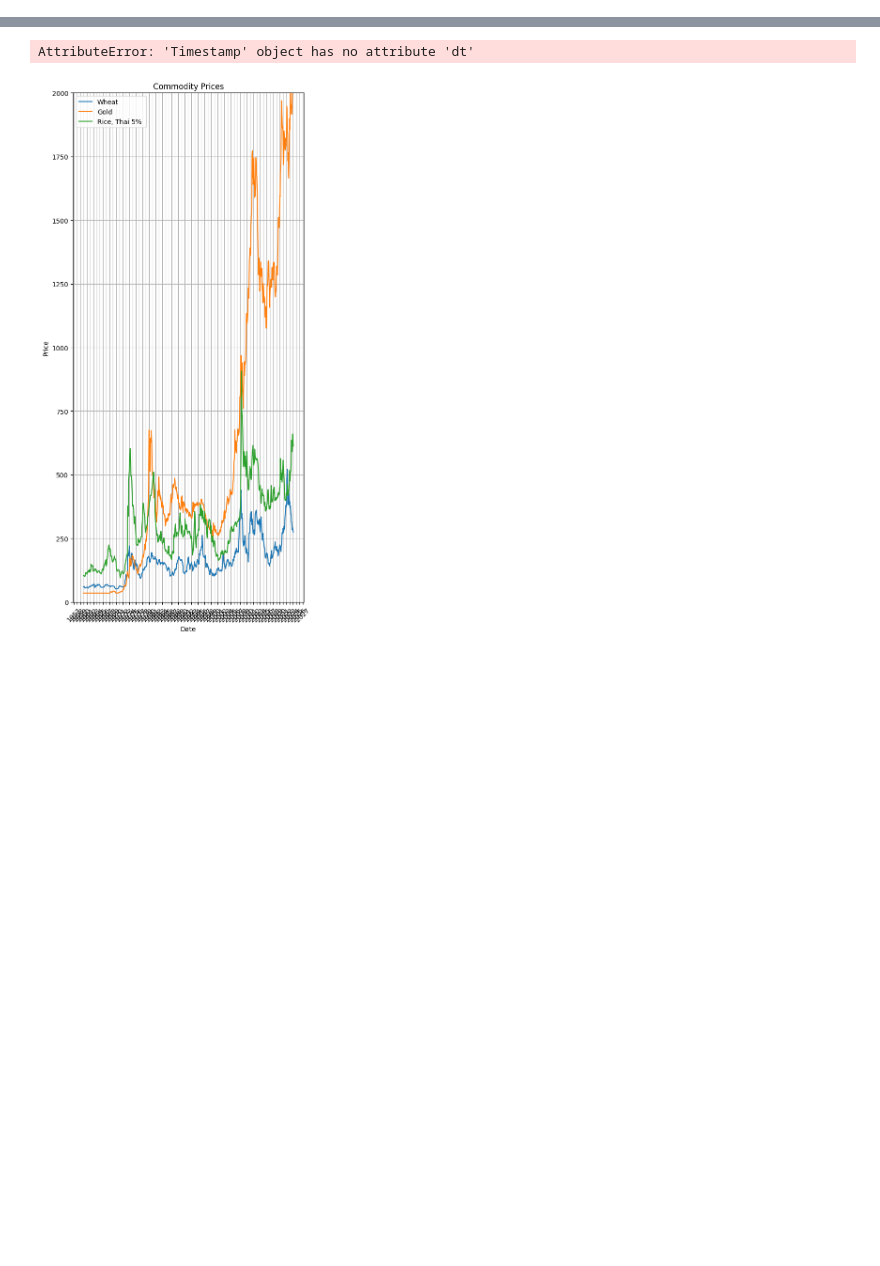
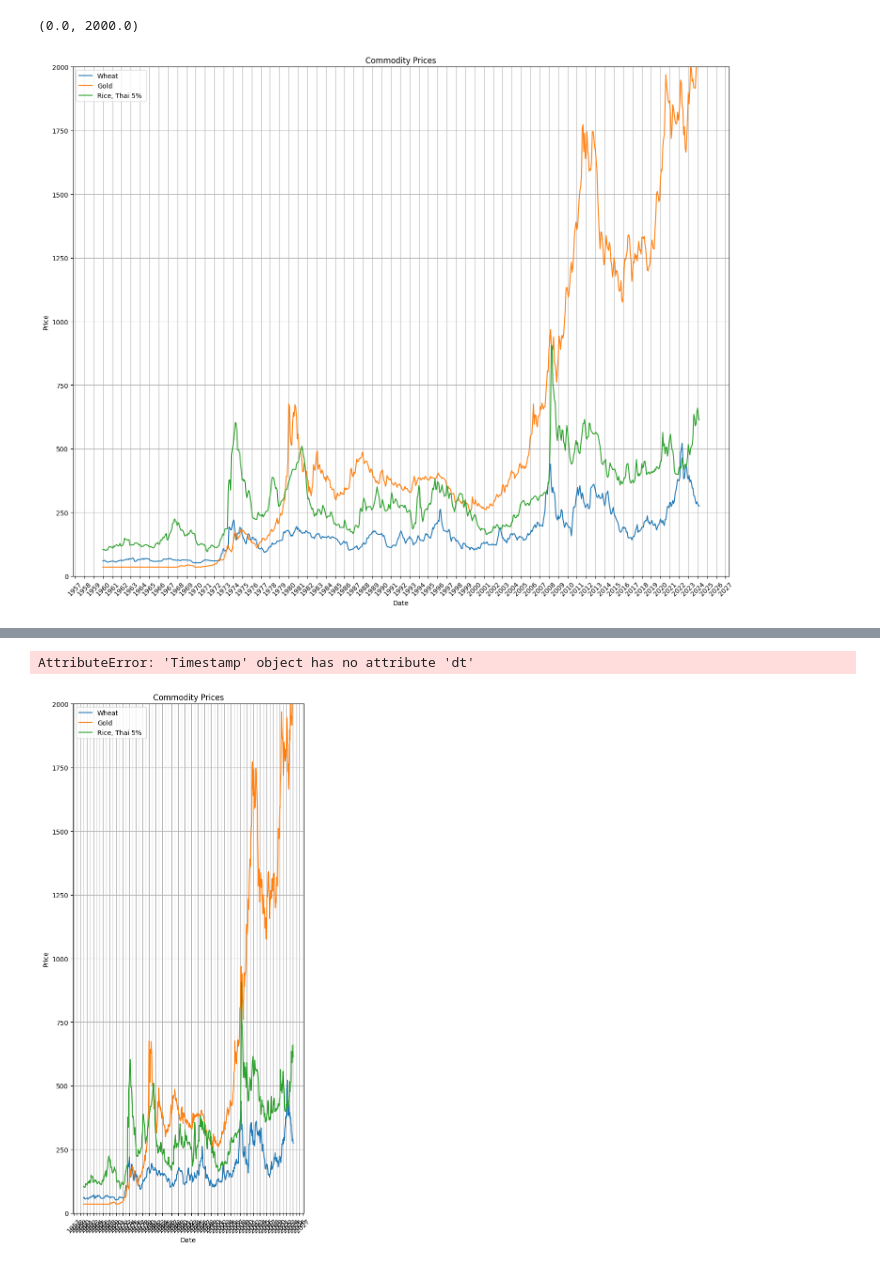
Before and after one commit to KopeckJames/github-project-discord, a Jupyter notebook: conflict data.ipynb, the cells around one changed output, grey strips where cells are left out. Drawn from its saved outputs; the diff is of its cells as text; code cells hidden in the pictures; blank space fills up the shorter version.

Commit message:
Add files via upload
This is a working copy of all of my data cleaning, statistical analysis, and visualizations.

```diff
--- a/conflict data.ipynb
+++ b/conflict data.ipynb
@@ -40,0 +69,61 @@ df_filtered
+# %%
+import datetime as dt
+import matplotlib.pyplot as plt
+from matplotlib.dates import YearLocator, DateFormatter
+import numpy as np  # Needed for heatmap
+from datetime import datetime  # Assuming Start Date is datetime format
+import pandas as pd  # Needed for data manipulation
+
+
+
+
+df_filtered['Date'] = pd.to_datetime(df_filtered['Date'])
+df_filtered['Wheat, US HRW'] = df_filtered['Wheat, US HRW'].apply(float)
+df_filtered['Gold'] = df_filtered['Gold'].apply(float)
+df_filtered['Rice, Thai 5% '] = df_filtered['Rice, Thai 5% '].apply(float)
+
+# Increase figure size
+plt.figure(figsize=(15, 12))
+
+# Plot with labels and title (adjust y-axis range to 2000)
+lines1 = plt.plot(df_filtered['Date'], df_filtered['Wheat, US HRW'], label='Wheat', linestyle='-')  # Store lines in a variable
+lines2 = plt.plot(df_filtered['Date'], df_filtered['Gold'], label='Gold', linestyle='-')  # Store lines for later use
+lines3 = plt.plot(df_filtered['Date'], df_filtered['Rice, Thai 5% '], label='Rice, Thai 5% ', linestyle='-')  # Store lines
+
+plt.xlabel('Date')
+plt.ylabel('Price')  # Assuming the values represent price
+plt.title('Commodity Prices')
+plt.legend()
+
+# Set gridlines
+plt.grid(True)
+
+# Control x-axis ticks for yearly increments
+plt.gca().xaxis.set_major_locator(YearLocator())
+plt.gca().xaxis.set_major_formatter(DateFormatter('%Y'))  # Format as year only
+
+# Show the plot with potentially adjusted rotation for labels
+plt.xticks(rotation=45)  # Optional: Rotate x-axis labels for better readability with more data
+
+plt.tight_layout()  # Adjust spacing to prevent overlapping elements
+
+# Now set the y-axis limits after creating the lines
+plt.ylim(0, 2000)  # Set y-axis range to (2000)
+
+# Ensure Start Date and End Date are datetime format (if necessary)
+#if not pd.api.types.is_datetime64_dtype(war_data["Start Date"]):
+#    try:
+        # Attempt conversion assuming consistent format (e.g., YYYY-MM-DD)
+#        war_data["Start Date"] = pd.to_datetime(war_data["Start Date"], format='%Y-%m-%d')  # Adjust format if needed
+#    except ValueError:
+#        print("Error: Inconsistent date format in 'Start Date'. Please check and adjust the format string in pd.to_datetime().")
+        # Handle the case where conversion fails due to inconsistent formatting
+
+#if not pd.api.types.is_datetime64_dtype(war_data["End Date"]):
+#    try:
+        # Attempt conversion assuming consistent format (e.g., YYYY-MM-DD)
+#        war_data["End Date"] = pd.to_datetime(war_data["End Date"], format='%Y-%m-%d')  # Adjust format if needed
+#    except ValueError:
+#        print("Error: Inconsistent date format in 'End Date'. Please check and adjust the format string in pd.to_datetime().")
+        # Handle the case where conversion fails due to inconsistent formatting
+# %% [output]
@@ -40,0 +150,2 @@ df_filtered
+(0.0, 2000.0)
+[figure, added]
```
Also changed, not shown: parts of 20 cells of this notebook, 9 other files.
